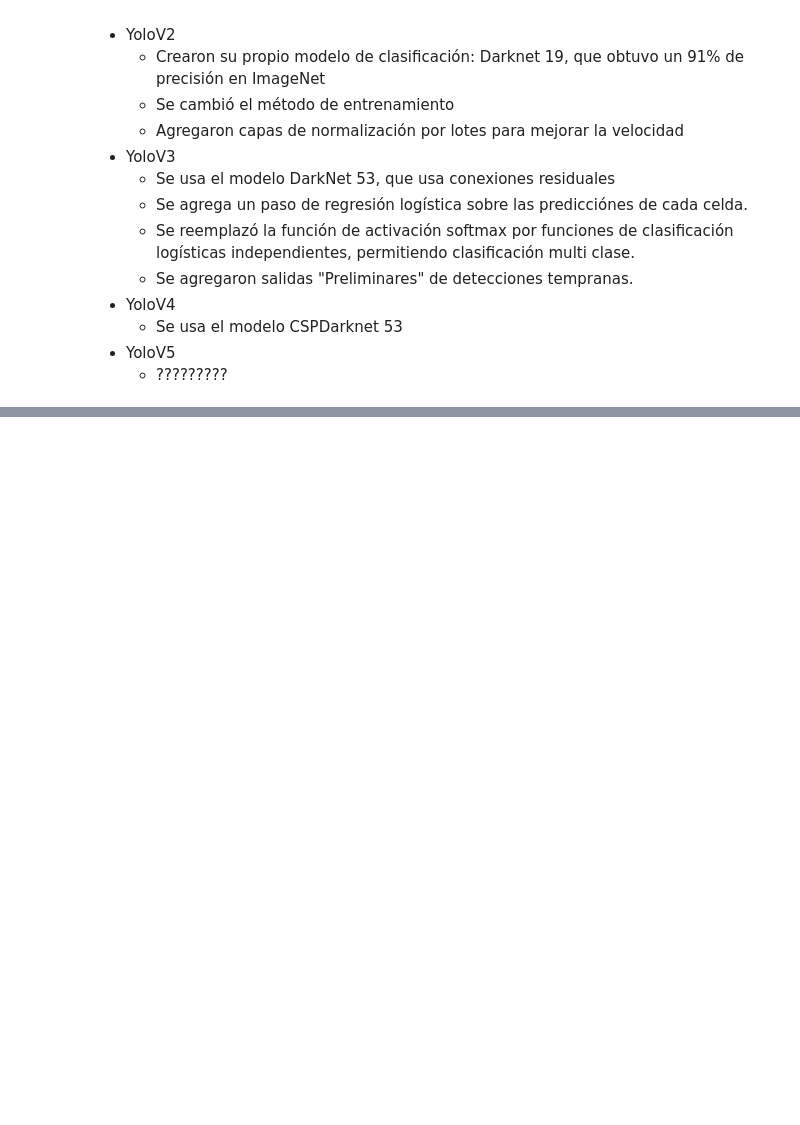
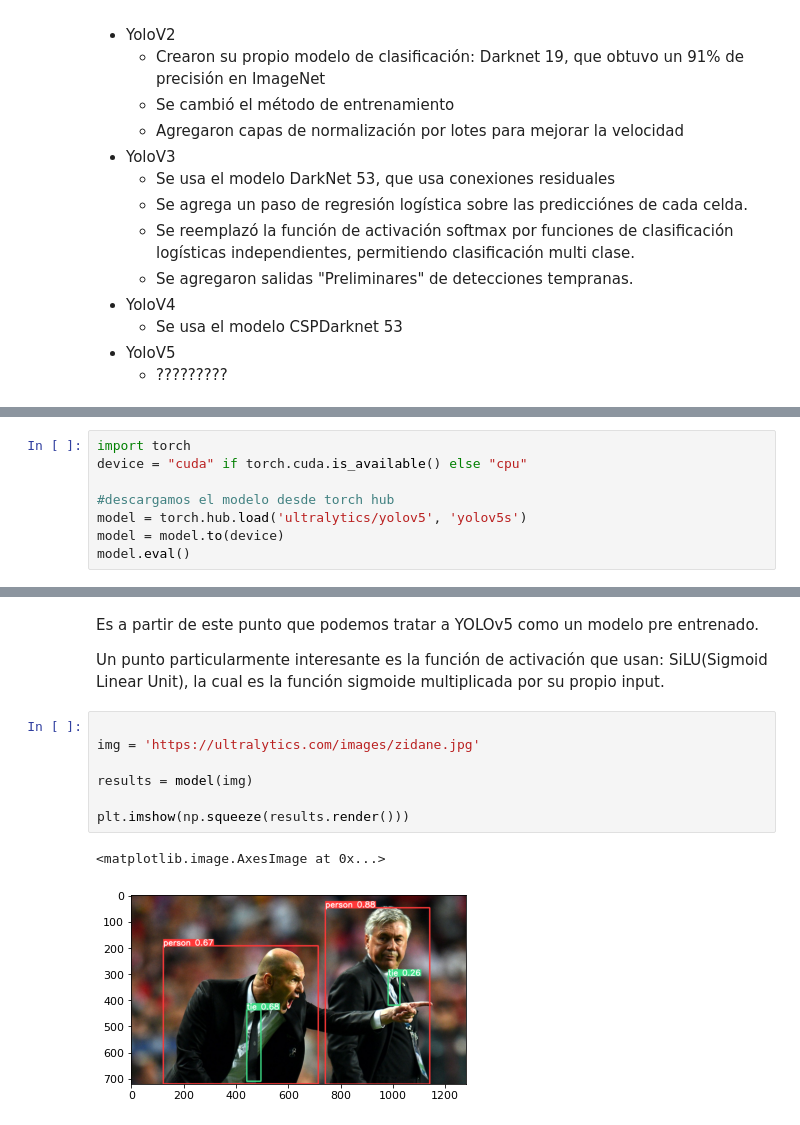
Before and after one commit to AprendizajeProfundo/Diplomado-Avanzado, a Jupyter notebook: Visión Artificial/Cuadernos/yolo.ipynb, the cells around one changed output, grey strips where cells are left out. Drawn from its saved outputs; the diff is of its cells as text; blank space fills up the shorter version.

```diff
--- a/Visión Artificial/Cuadernos/yolo.ipynb
+++ b/Visión Artificial/Cuadernos/yolo.ipynb
@@ -162,0 +177,8 @@ En siguientes papers, se buscó diferentes mejoras al modelo, principalmente en
+# %%
+import torch
+device = "cuda" if torch.cuda.is_available() else "cpu"
+
+#descargamos el modelo desde torch hub
+model = torch.hub.load('ultralytics/yolov5', 'yolov5s')
+model = model.to(device)
+model.eval()
@@ -162,0 +209,14 @@ En siguientes papers, se buscó diferentes mejoras al modelo, principalmente en
+# %% [markdown]
+Es a partir de este punto que podemos tratar a YOLOv5 como un modelo pre entrenado.
+
+Un punto particularmente interesante es la función de activación que usan: SiLU(Sigmoid Linear Unit), la cual es la función sigmoide multiplicada por su propio input.
+# %%
+
+img = 'https://ultralytics.com/images/zidane.jpg'
+
+results = model(img)
+
+plt.imshow(np.squeeze(results.render()))
+# %% [output]
+<matplotlib.image.AxesImage at 0x...>
+[figure, added]
```
Also changed, not shown: parts of 7 cells of this notebook.
